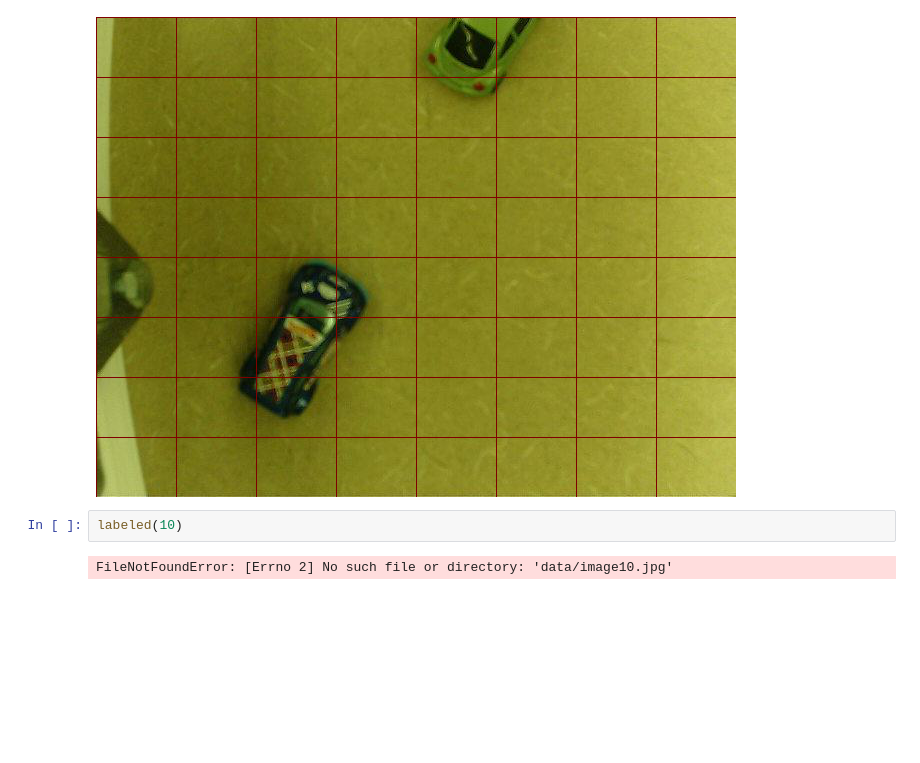
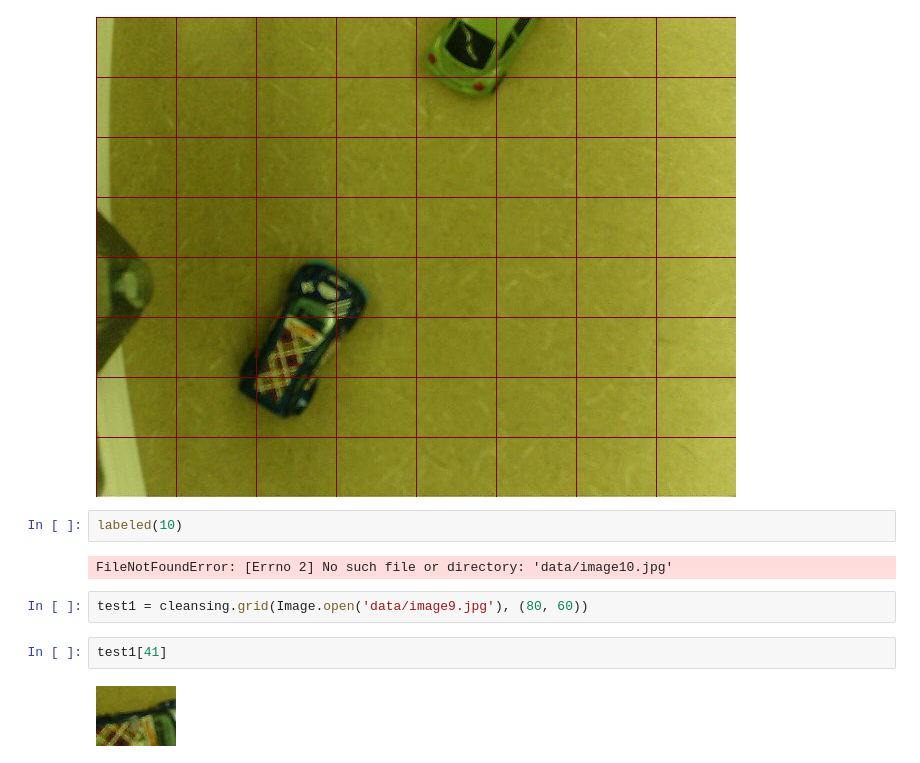
Before and after one commit to PittDreamTeam/neural_network, a Jupyter notebook: Untitled1.ipynb, the cells around one changed output. Drawn from its saved outputs; the diff is of its cells as text; blank space fills up the shorter version.

```diff
--- a/Untitled1.ipynb
+++ b/Untitled1.ipynb
@@ -238,5 +238,9 @@ labeled(1)
 labeled(10)
 # %% [output]
 FileNotFoundError: [Errno 2] No such file or directory: 'data/image10.jpg'
-# %% [markdown]
-#
+# %%
+test1 = cleansing.grid(Image.open('data/image9.jpg'), (80, 60))
+# %%
+test1[41]
+# %% [output]
+[figure, added]
```
Also changed, not shown: parts of 6 cells of this notebook, 1 other file.
